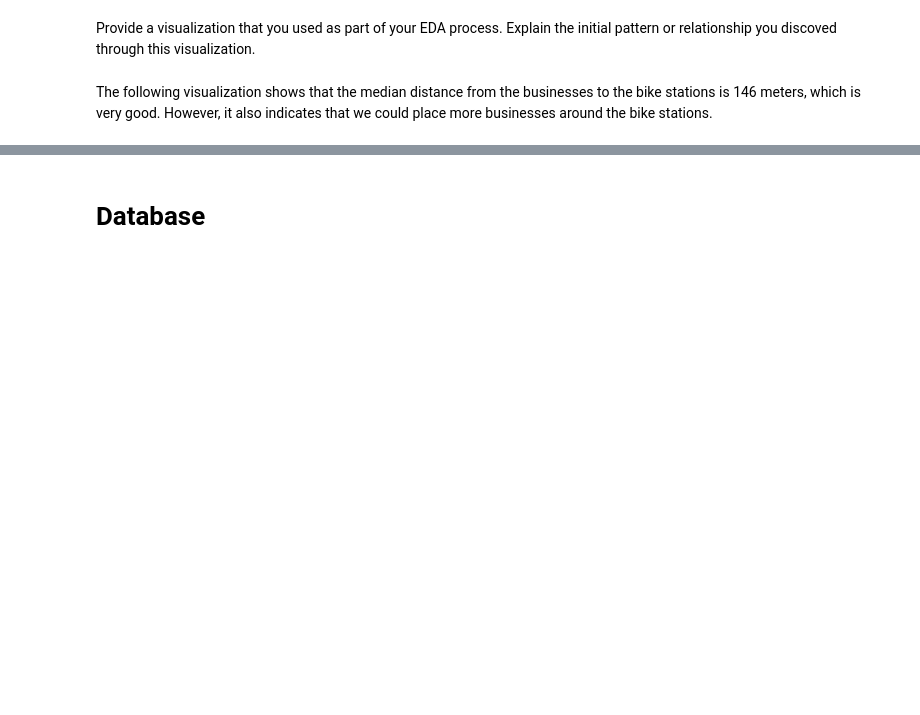
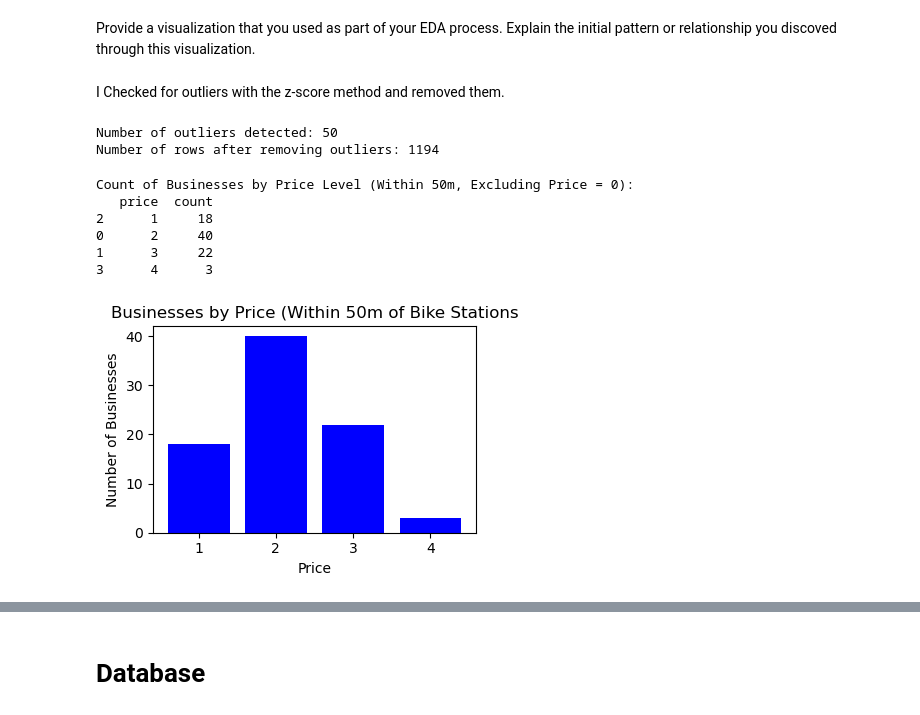
Before and after one commit to t0si/Statistical_Modelling_Project, a Jupyter notebook: notebooks/joining_data.ipynb, the cells around one changed output, grey strips where cells are left out. Drawn from its saved outputs; the diff is of its cells as text; code cells hidden in the pictures; blank space fills up the shorter version.

```diff
--- a/notebooks/joining_data.ipynb
+++ b/notebooks/joining_data.ipynb
@@ -14,4 +78,24 @@ merged_df = pd.merge(df_yelp, df_citybike, left_on='station_id', right_on='uid',
 # %% [markdown]
 Provide a visualization that you used as part of your EDA process. Explain the initial pattern or relationship you discoved through this visualization.
-# %% [markdown]
-The following visualization shows that the median distance from the businesses to the bike stations is 146 meters, which is very good. However, it also indicates that we could place more businesses around the bike stations.
+# %% [markdown]
+I Checked for outliers with the z-score method and removed them.
+# %%
+
+# Specify the columns for Z-score calculation
+columns_to_check = ['distance', 'rating', 'review_count', 'price', 'free_bikes']
+
+# Calculate Z-scores only for the selected columns
+z_scores = np.abs((merged_df[columns_to_check] - merged_df[columns_to_check].mean()) / merged_df[columns_to_check].std())
+
+# Set a threshold for identifying outliers (e.g., 3.0)
+outliers = (z_scores > 3).any(axis=1)
+
+# Filter out the rows with outliers
+df_no_outliers = merged_df[~outliers]
+
+# Print the number of outliers detected and remaining rows
+print(f"Number of outliers detected: {outliers.sum()}")
+print(f"Number of rows after removing outliers: {len(df_no_outliers)}")
+# %% [output]
+Number of outliers detected: 50
+Number of rows after removing outliers: 1194
@@ -17,0 +104,32 @@ The following visualization shows that the median distance from the businesses t
+# %%
+
+# Filter businesses within 50 meters from bike stations and exclude price = 0
+businesses_within_50m = df_no_outliers[(df_no_outliers['distance'] <= 50) & (df_no_outliers['price'] > 0)]
+
+# Group by price and count businesses
+price_counts = businesses_within_50m['price'].value_counts().reset_index()
+price_counts.columns = ['price', 'count']
+price_counts = price_counts.sort_values(by='price')
+
+# Display the result
+print("Count of Businesses by Price Level (Within 50m, Excluding Price = 0):")
+print(price_counts)
+
+# Plot the data
+plt.figure(figsize=(4, 3))
+plt.bar(price_counts['price'], price_counts['count'], color='blue')
+plt.title('Businesses by Price (Within 50m of Bike Stations')
+plt.xlabel('Price')
+plt.ylabel('Number of Businesses')
+plt.xticks(price_counts['price'])
+plt.tight_layout()
+plt.savefig('/home/t0si/business_by_price.png', format='png', dpi=300)  # Specify the filename, format, and resolution
+plt.show()
+# %% [output]
+Count of Businesses by Price Level (Within 50m, Excluding Price = 0):
+   price  count
+2      1     18
+0      2     40
+1      3     22
+3      4      3
+[figure, added]
```
Also changed, not shown: parts of 14 cells of this notebook, 3 other files.
